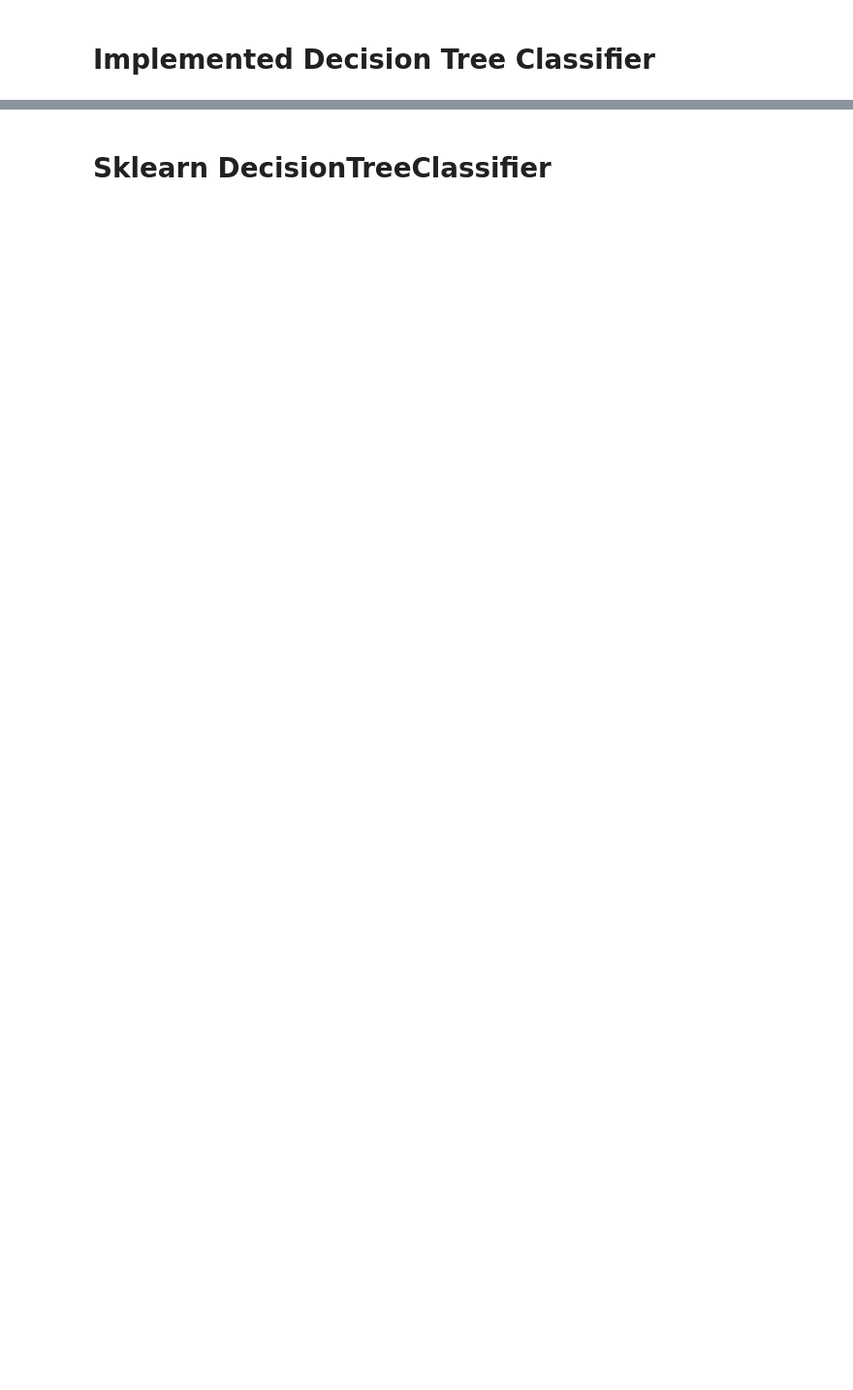
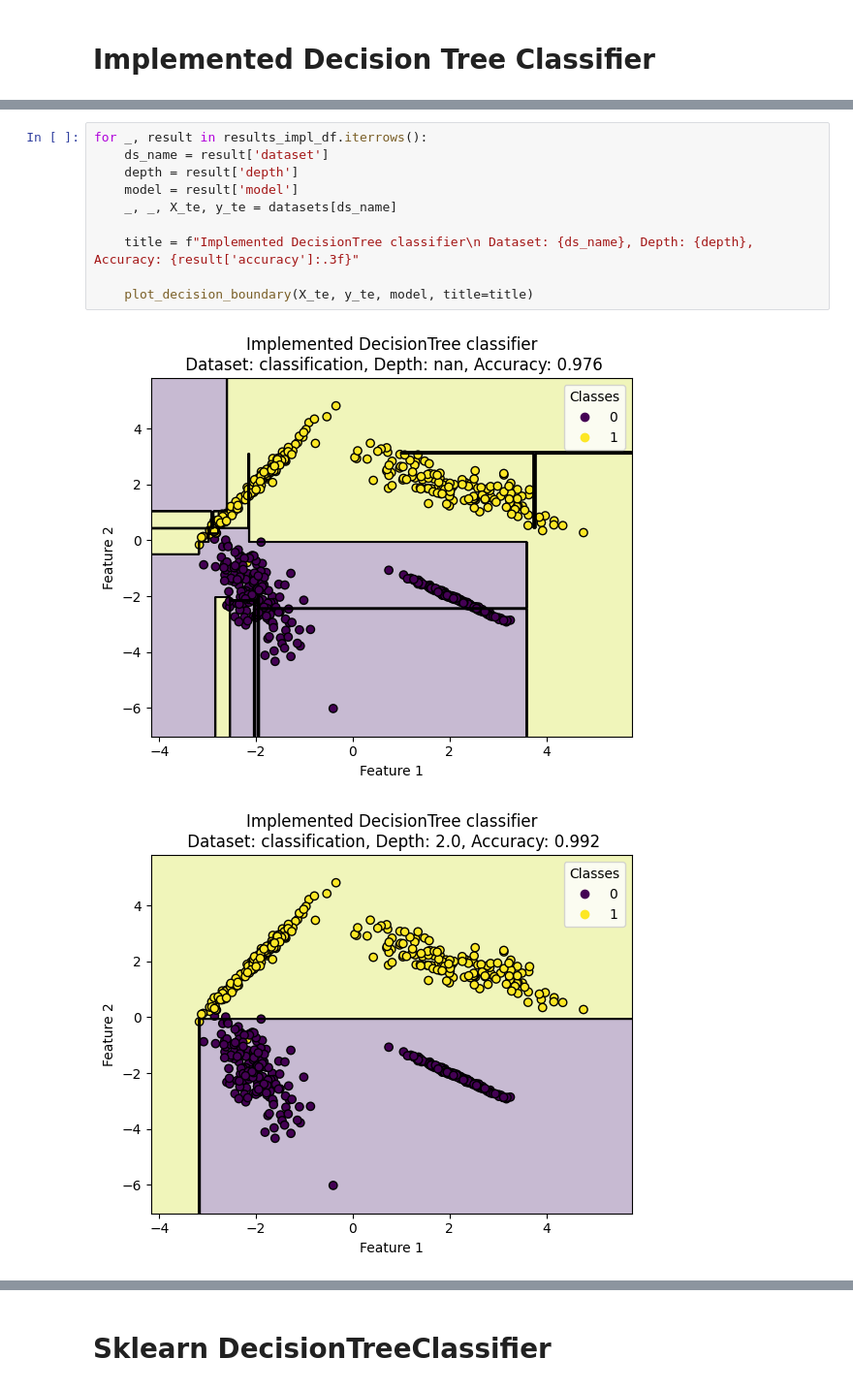
Before and after one commit to adamzsl/master-studies, a Jupyter notebook: decision_tree/decision_tree.ipynb, the cells around one changed output, grey strips where cells are left out. Shown at 97% size. Cells and saved outputs as stored; diff of their text form; blank space fills up the shorter version.

```diff
--- a/decision_tree/decision_tree.ipynb
+++ b/decision_tree/decision_tree.ipynb
@@ -92,0 +242,13 @@ def plot_decision_boundary(X, y, model, custom=False, title=""):
+# %%
+for _, result in results_impl_df.iterrows():
+    ds_name = result['dataset']
+    depth = result['depth']
+    model = result['model']
+    _, _, X_te, y_te = datasets[ds_name]
+
+    title = f"Implemented DecisionTree classifier\n Dataset: {ds_name}, Depth: {depth}, Accuracy: {result['accuracy']:.3f}"
+
+    plot_decision_boundary(X_te, y_te, model, title=title)
+# %% [output]
+[figure, added]
+[figure, added]
```
Also changed, not shown: parts of 13 cells of this notebook.
